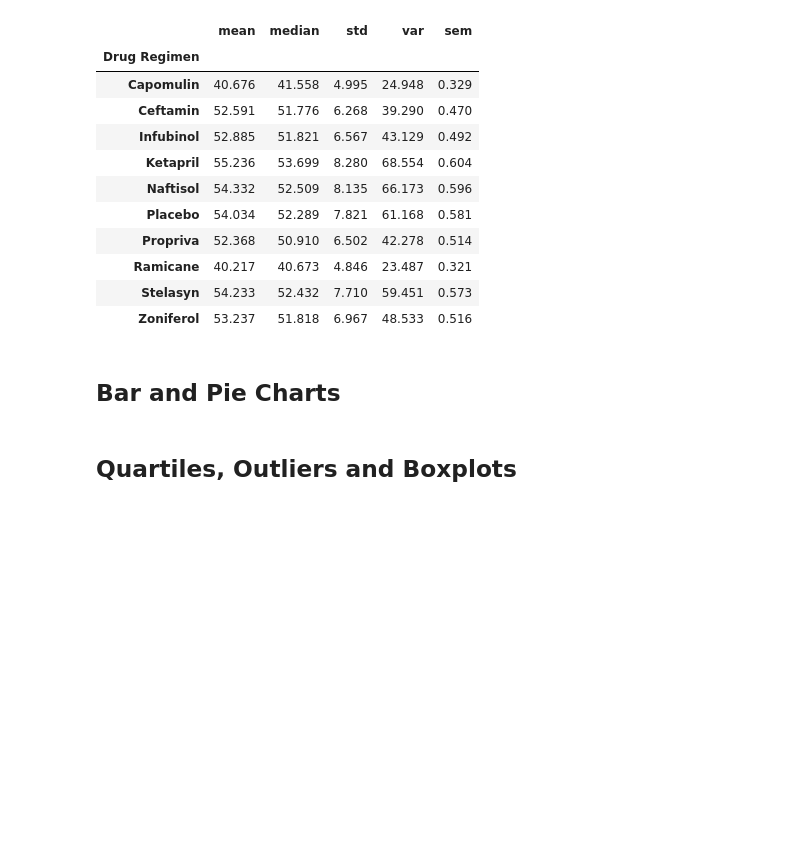
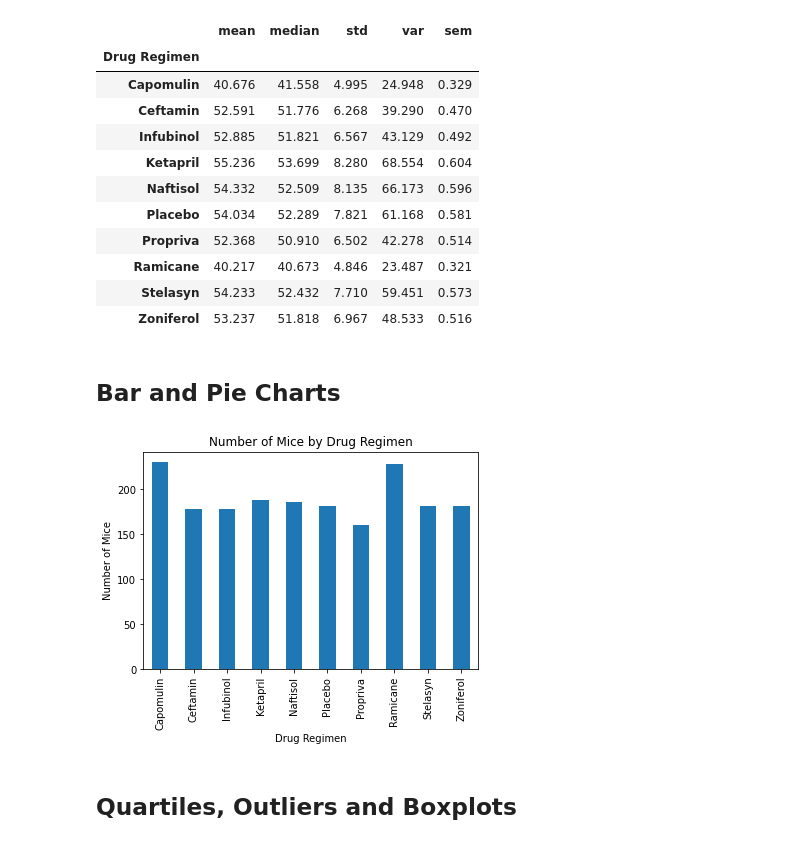
Before and after one commit to SamHoney71/Matplotlib-challenge, a Jupyter notebook: Pymaceuticals/pymaceuticals_starter-Jeter.ipynb, the cells around one changed output. Saved outputs shown, nothing was run; the diff lists cells and outputs as text; code cells hidden in the pictures; blank space fills up the shorter version.

Commit message:
Bar Chart Works

```diff
--- a/Pymaceuticals/pymaceuticals_starter-Jeter.ipynb
+++ b/Pymaceuticals/pymaceuticals_starter-Jeter.ipynb
@@ -235,6 +235,20 @@ grouped_regimen_df_2
 ## Bar and Pie Charts
 # %%
 # Generate a bar plot showing the total number of unique mice tested on each drug regimen using pandas.
+
+
+regimen_group = clean_merge_pharma_df.groupby('Drug Regimen')
+regimen_mice = regimen_group["Mouse ID"].count()
+regimen_mice.head()
+
+
+regimen_chart = regimen_mice.plot(kind="bar", title = "Number of Mice by Drug Regimen")
+regimen_chart.set_xlabel("Drug Regimen")
+regimen_chart.set_ylabel("Number of Mice")
+
+plt.show()
+# %% [output]
+[figure, added]
 # %%
 # Generate a bar plot showing the total number of unique mice tested on each drug regimen using pyplot.
 # %%
```
